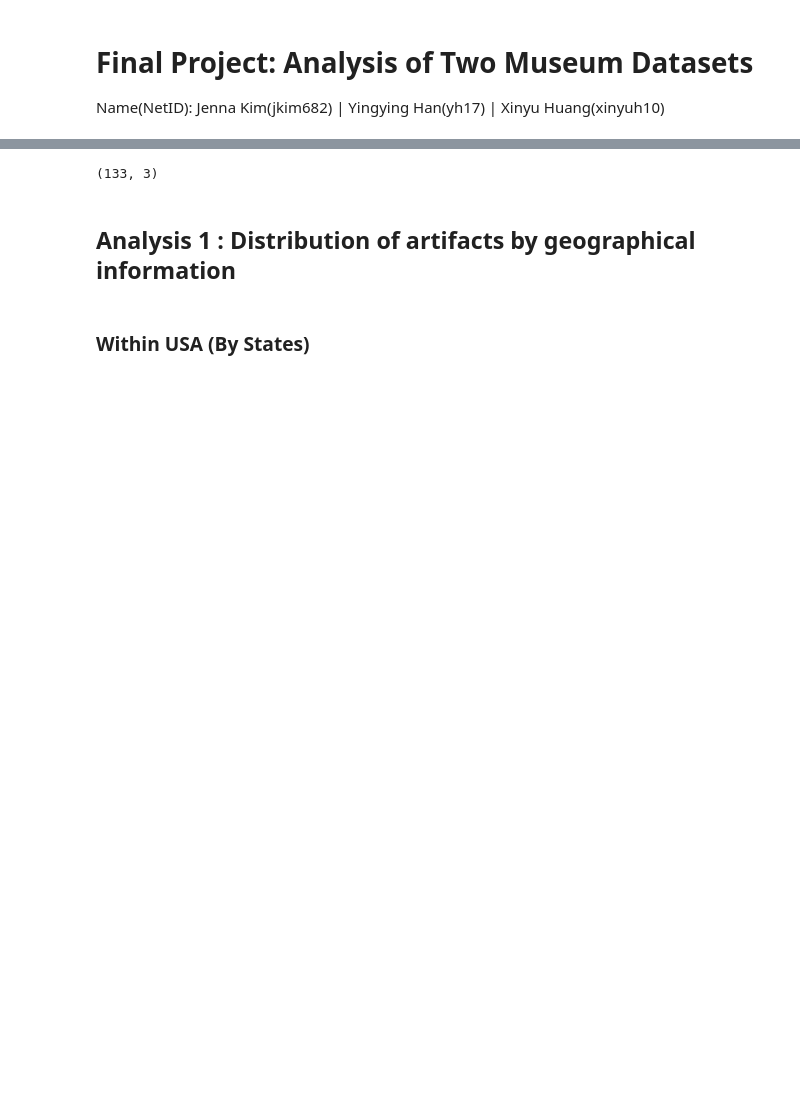
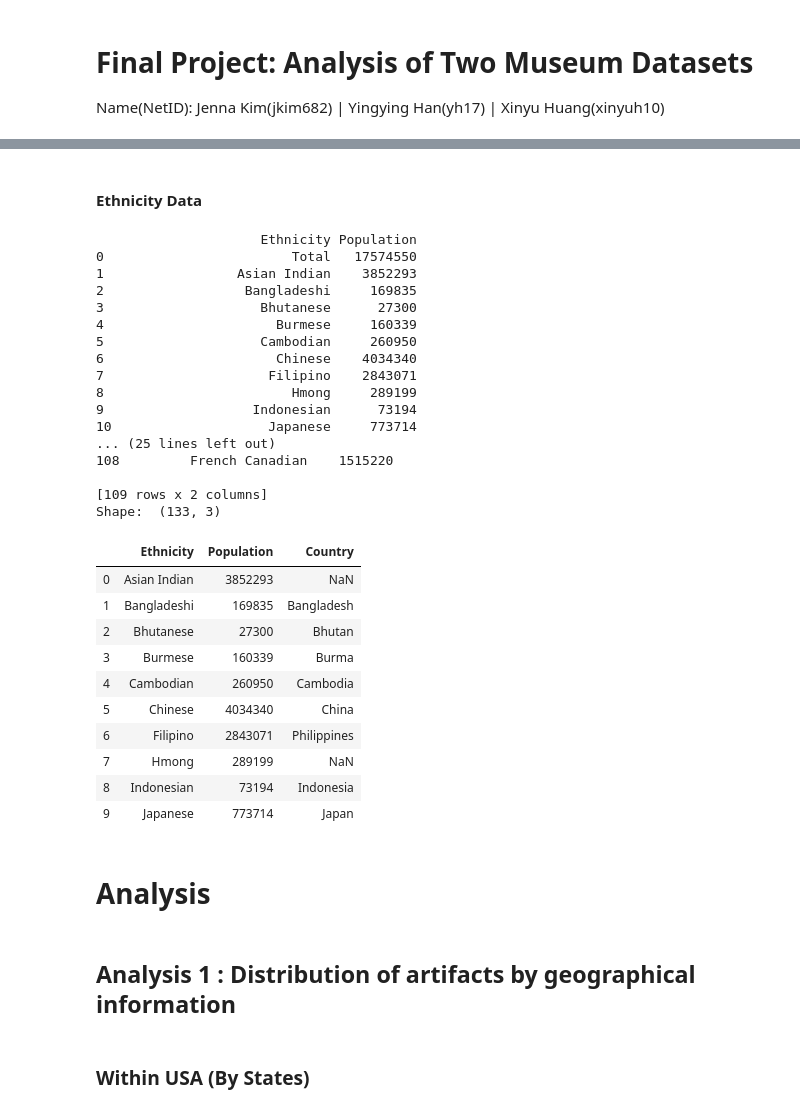
Before and after one commit to YingyingHan1994/final_project_2020Sp, a Jupyter notebook: IS590PRSP20_Final_Proejct.ipynb, the cells around one changed output, grey strips where cells are left out. Saved outputs shown, nothing was run; the diff lists cells and outputs as text; code cells hidden in the pictures; blank space fills up the shorter version.

```diff
--- a/IS590PRSP20_Final_Proejct.ipynb
+++ b/IS590PRSP20_Final_Proejct.ipynb
@@ -24 +106,47 @@ We used three different datasets:
+# %% [markdown]
+#### Ethnicity Data
+# %%
+# 3. ethnicity data sets
+file_data1 = 'Data/Raw/Ethnicity/ethnicity_asian_alone/ACSDT5Y2018.B02015_data_with_overlays_2020-05-01T221237.csv'
+file_metadata1 = 'Data/Raw/Ethnicity/ethnicity_asian_alone/ACSDT5Y2018.B02015_metadata_2020-05-01T221237.csv'
+join_ACS_meta_data(file_data1, file_metadata1)
+
+file_data2 = 'Data/Raw/Ethnicity/ethnicity_first_ancestry/ACSDT5Y2013.B04001_data_with_overlays_2020-05-01T222006.csv'
+file_metadata2 = 'Data/Raw/Ethnicity/ethnicity_first_ancestry/ACSDT5Y2013.B04001_metadata_2020-05-01T222006.csv'
+acs_df = join_ACS_meta_data(file_data2, file_metadata2)
+# acs_df.to_csv('ethnicity.csv', index=False, header=True)
+
+print("Shape: ", ethnicity_df.shape)   # (109, 2)
+ethnicity_df.head(n=10)
+# %% [output]
+                     Ethnicity Population
+0                        Total   17574550
+1                 Asian Indian    3852293
+2                  Bangladeshi     169835
+3                    Bhutanese      27300
+4                      Burmese     160339
+5                    Cambodian     260950
+6                      Chinese    4034340
+7                     Filipino    2843071
+8                        Hmong     289199
+9                   Indonesian      73194
+10                    Japanese     773714
+... (25 lines left out)
+108         French Canadian    1515220
+
+[109 rows x 2 columns]
+Shape:  (133, 3)
+|  | Ethnicity | Population | Country |
+| 0 | Asian Indian | 3852293 | NaN |
+| 1 | Bangladeshi | 169835 | Bangladesh |
+| 2 | Bhutanese | 27300 | Bhutan |
+| 3 | Burmese | 160339 | Burma |
+| 4 | Cambodian | 260950 | Cambodia |
+| 5 | Chinese | 4034340 | China |
+| 6 | Filipino | 2843071 | Philippines |
+| 7 | Hmong | 289199 | NaN |
+| 8 | Indonesian | 73194 | Indonesia |
+| 9 | Japanese | 773714 | Japan |
+# %% [markdown]
+# Analysis
 # %%
@@ -34,17 +158,6 @@ file3 = "ethnicity.csv"
 museum_df = pd.read_csv(file1, index_col=False, low_memory=False)
 population_df = pd.read_csv(file2, index_col=False, low_memory=False)
 ethnicity_df = pd.read_csv(file3, index_col=False, low_memory=False)
-# %%
-museum_df.tail()
-museum_df.shape   # (485632, 15)
-
-# population_df.head()
-population_df.shape   # (263, 5)
-
-# ethnicity_df.head()
-ethnicity_df.shape   # (133, 3)
-# %% [output]
-(133, 3)
 # %% [markdown]
 ## Analysis 1 : Distribution of artifacts by geographical information
 # %% [markdown]
```
Also changed, not shown: parts of 18 cells of this notebook, 1 other file.
